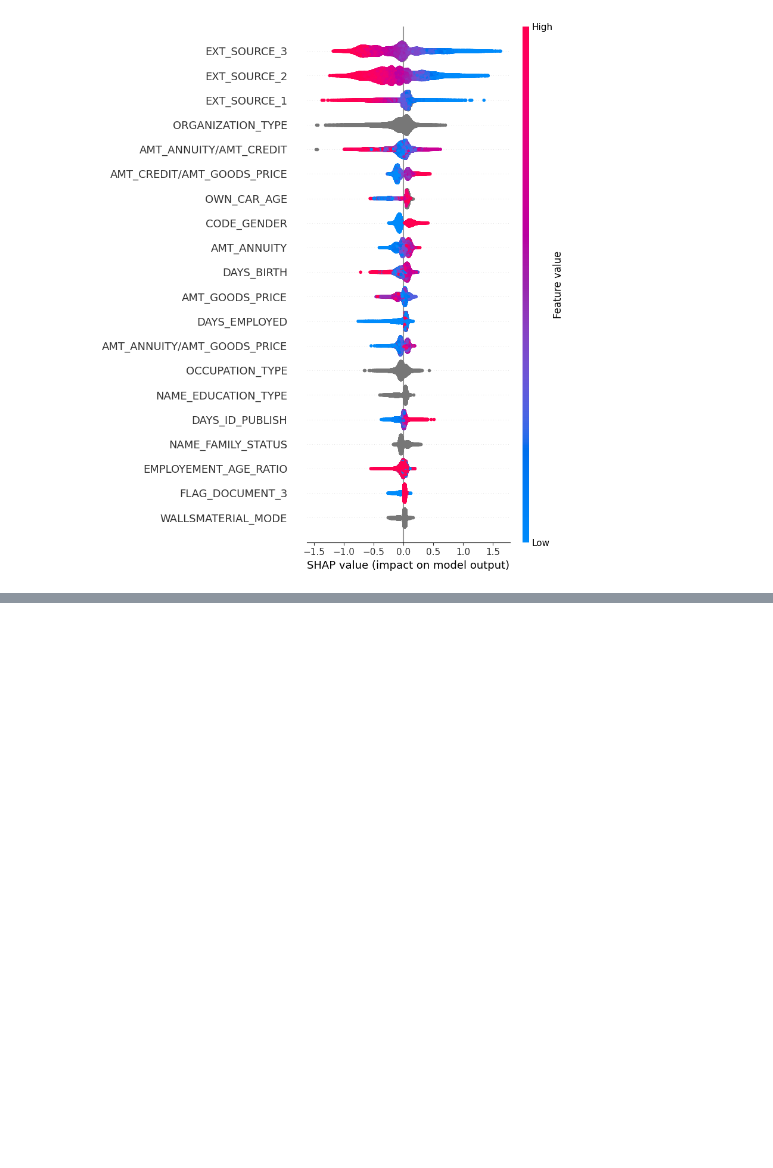
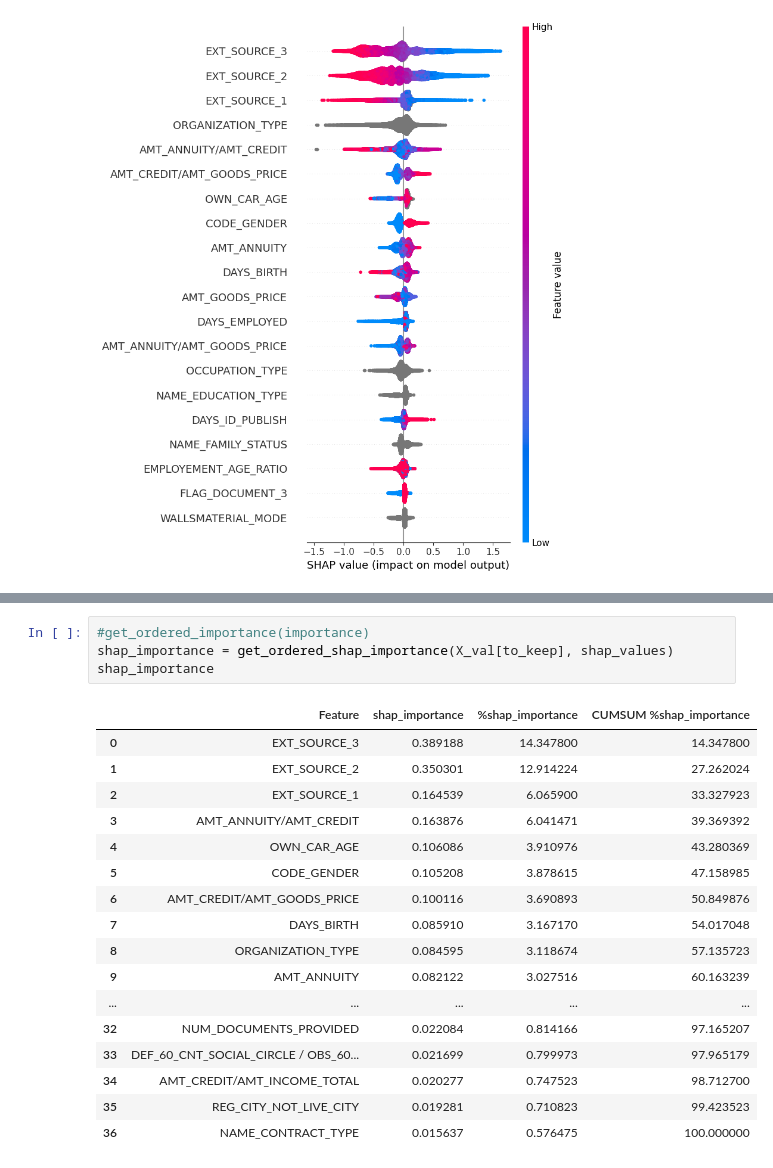
Before and after one commit to skydoldif/home-credit-default-risk, a Jupyter notebook: v1.ipynb, the cells around one changed output, grey strips where cells are left out. Drawn from its saved outputs; the diff is of its cells as text; blank space fills up the shorter version.

```diff
--- a/data_processing.ipynb
+++ b/v1.ipynb
@@ -393,3 +377,25 @@ AUC on validation_set: 0.77202
 [figure]
 The NumPy global RNG was seeded by calling `np.random.seed`. In a future version this function will no longer use the global RNG. Pass `rng` explicitly to opt-in to the new behaviour and silence this  ...
 [figure]
+# %%
+#get_ordered_importance(importance)
+shap_importance = get_ordered_shap_importance(X_val[to_keep], shap_values)
+shap_importance
+# %% [output]
+|  | Feature | shap_importance | %shap_importance | CUMSUM %shap_importance |
+| 0 | EXT_SOURCE_3 | 0.389188 | 14.347800 | 14.347800 |
+| 1 | EXT_SOURCE_2 | 0.350301 | 12.914224 | 27.262024 |
+| 2 | EXT_SOURCE_1 | 0.164539 | 6.065900 | 33.327923 |
+| 3 | AMT_ANNUITY/AMT_CREDIT | 0.163876 | 6.041471 | 39.369392 |
+| 4 | OWN_CAR_AGE | 0.106086 | 3.910976 | 43.280369 |
+| 5 | CODE_GENDER | 0.105208 | 3.878615 | 47.158985 |
+| 6 | AMT_CREDIT/AMT_GOODS_PRICE | 0.100116 | 3.690893 | 50.849876 |
+| 7 | DAYS_BIRTH | 0.085910 | 3.167170 | 54.017048 |
+| 8 | ORGANIZATION_TYPE | 0.084595 | 3.118674 | 57.135723 |
+| 9 | AMT_ANNUITY | 0.082122 | 3.027516 | 60.163239 |
+| ... | ... | ... | ... | ... |
+| 32 | NUM_DOCUMENTS_PROVIDED | 0.022084 | 0.814166 | 97.165207 |
+| 33 | DEF_60_CNT_SOCIAL_CIRCLE / OBS_60... | 0.021699 | 0.799973 | 97.965179 |
+| 34 | AMT_CREDIT/AMT_INCOME_TOTAL | 0.020277 | 0.747523 | 98.712700 |
+| 35 | REG_CITY_NOT_LIVE_CITY | 0.019281 | 0.710823 | 99.423523 |
+| 36 | NAME_CONTRACT_TYPE | 0.015637 | 0.576475 | 100.000000 |
```
Also changed, not shown: parts of 3 cells of this notebook, 1 other file.
